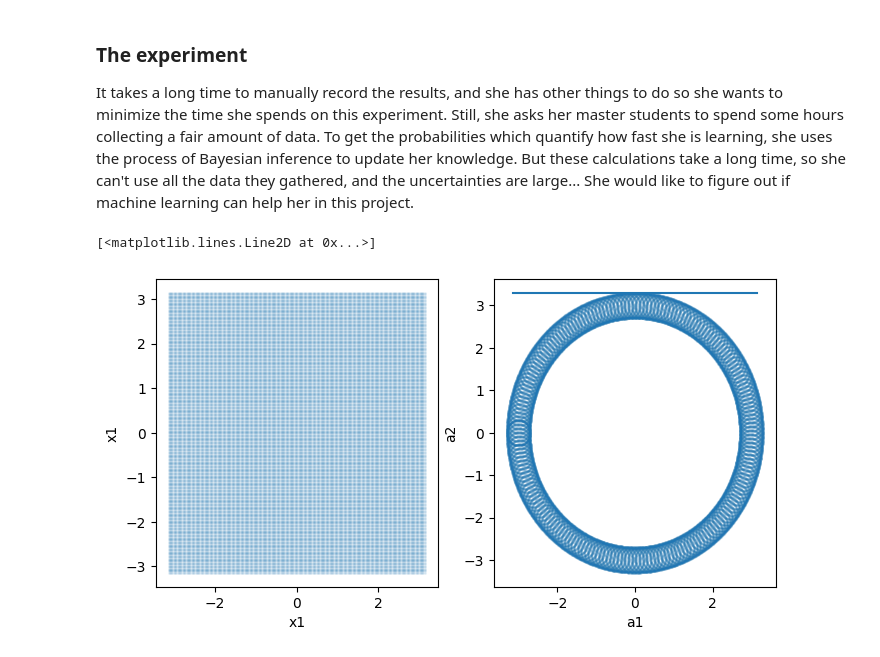
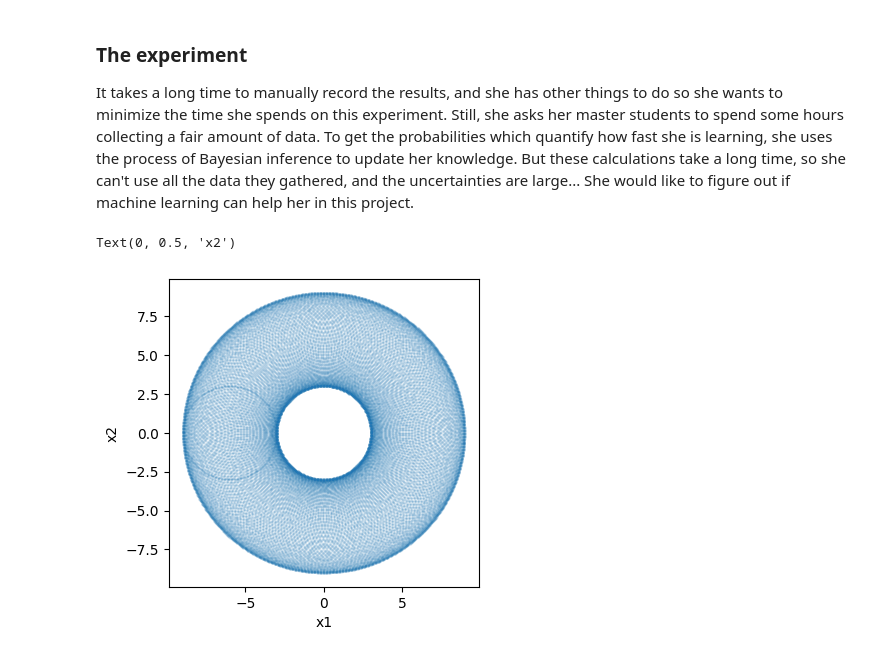
Before and after one commit to choisant/foundational-modeling, a Jupyter notebook: toy_experiment/data.ipynb, the cells around one changed output. Drawn from its saved outputs; the diff is of its cells as text; code cells hidden in the pictures.

```diff
--- a/toy_experiment/data.ipynb
+++ b/toy_experiment/data.ipynb
@@ -51,25 +51,27 @@ def robot_arm(theta1, theta2, r1, r2):
     ya = r1*np.cos(theta1) + r2*np.cos(theta1 + theta2)
     yb = r1*np.sin(theta1) + r2*np.sin(theta1 + theta2)
     return ya, yb
+# %%
+# CONSTANTS
+R_1 = [6, 4]
+R_2 = 3
+rng = np.random.default_rng()
 # %%
-# Look at the mapping function
+# Look at the mapping function for constant R
 nx = 200
-x1 = np.linspace(-np.pi, np.pi, nx)
-x2 = np.linspace(-np.pi, np.pi, nx)
+#angles
+a1 = np.linspace(-np.pi, np.pi, nx)
+a2 = np.linspace(-np.pi, np.pi, nx)
 
-xx1, xx2 = np.meshgrid(x1, x2)
+aa1, aa2 = np.meshgrid(a1, a2)
 
-aa1, aa2 = robot_arm(xx1, xx2, 3, 0.3)
+xx1, xx2 = robot_arm(aa1, aa2, R_1[0], R_2)
 
-fig, ax = plt.subplots(nrows = 1, ncols = 2, figsize = (8, 4))
+fig, ax = plt.subplots(nrows = 1, ncols = 1, figsize = (4, 4))
 
-ax[0].scatter(xx1, xx2, s=1, alpha=0.1)
-ax[0].set_xlabel("x1")
-ax[0].set_ylabel("x1")
-ax[1].scatter(aa1, aa2, s=1, alpha=0.1)
-ax[1].set_xlabel("a1")
-ax[1].set_ylabel("a2")
-ax[1].plot(x1, x1*0 + 3.3)
+ax.scatter(xx1, xx2, s=1, alpha=0.1)
+ax.set_xlabel("x1")
+ax.set_ylabel("x2")
 # %% [output]
-[<matplotlib.lines.Line2D at 0x...>]
+Text(0, 0.5, 'x2')
-[figure, old version]
+[figure, new version]
```
Also changed, not shown: parts of 15 cells of this notebook, 18 other files.
